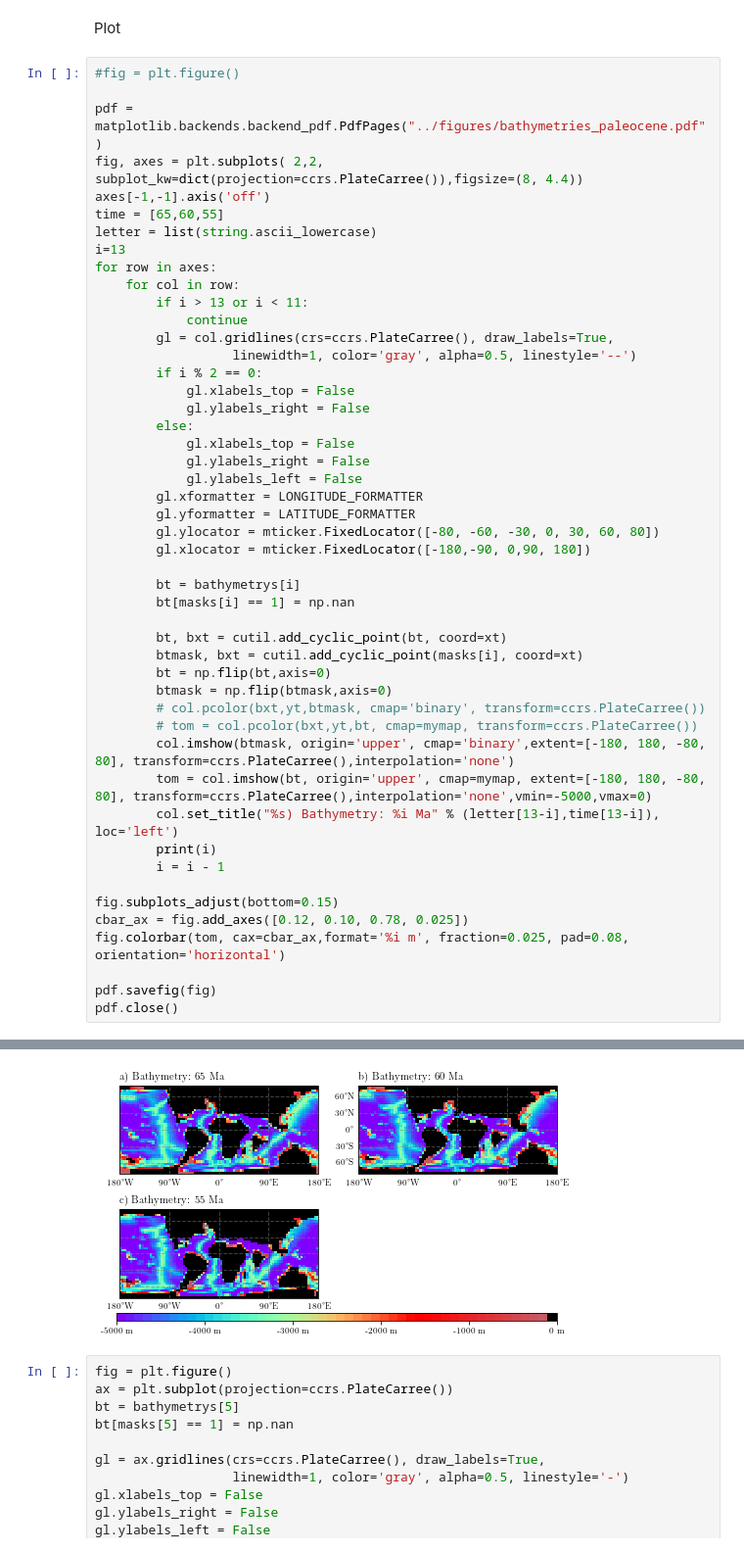
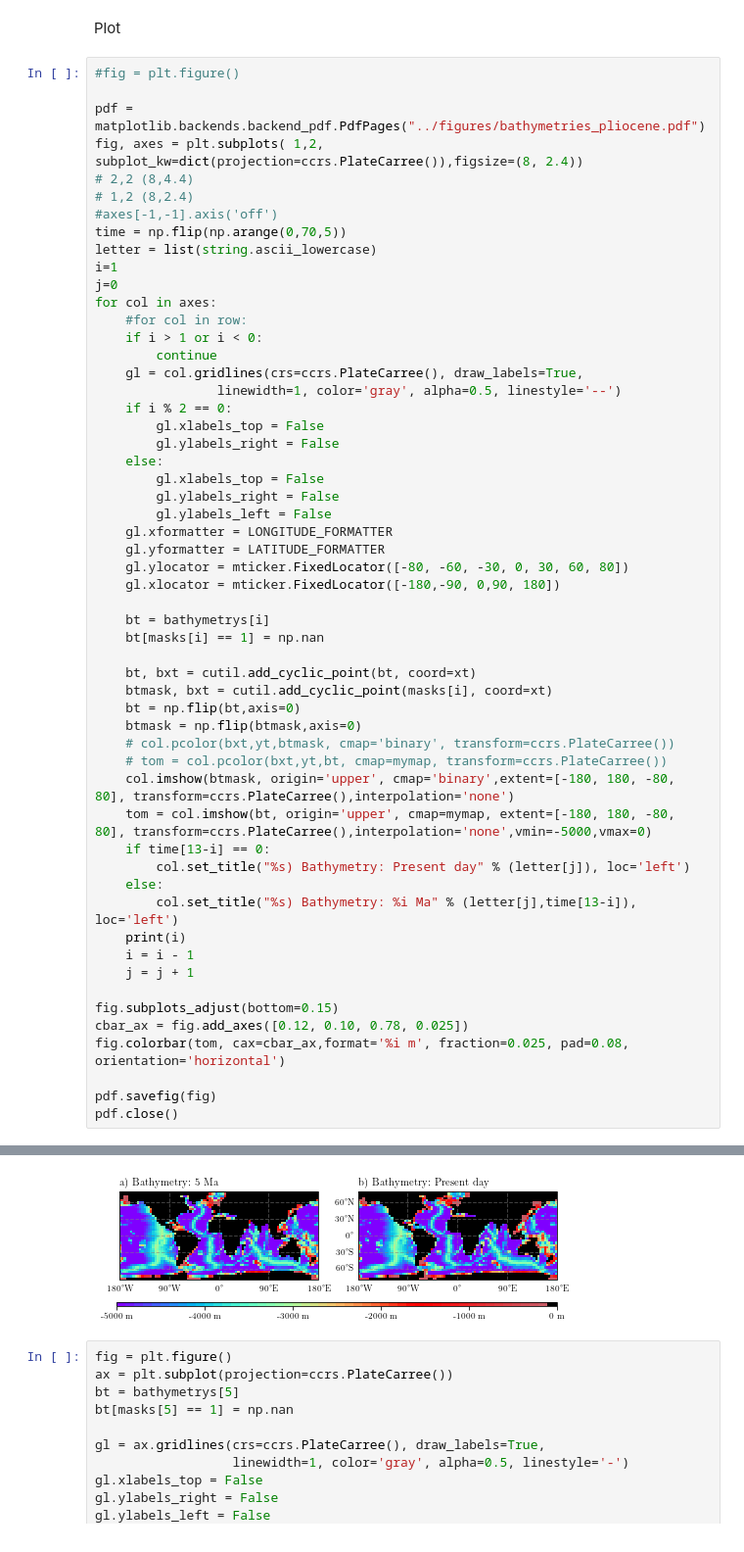
Before and after one commit to martedv/veros_bathymetry_eocene_pliocene, a Jupyter notebook: plotting/notebooks/bathymetries.ipynb, the cells around one changed output, grey strips where cells are left out. Shown at 98% size. Drawn from its saved outputs; the diff is of its cells as text.

```diff
--- a/plotting/notebooks/bathymetries.ipynb
+++ b/plotting/notebooks/bathymetries.ipynb
@@ -52,44 +52,51 @@ Plot
 # %%
 #fig = plt.figure()
 
-pdf = matplotlib.backends.backend_pdf.PdfPages("../figures/bathymetries_paleocene.pdf")
-fig, axes = plt.subplots( 2,2, subplot_kw=dict(projection=ccrs.PlateCarree()),figsize=(8, 4.4))
-axes[-1,-1].axis('off')
-time = [65,60,55]
+pdf = matplotlib.backends.backend_pdf.PdfPages("../figures/bathymetries_pliocene.pdf")
+fig, axes = plt.subplots( 1,2, subplot_kw=dict(projection=ccrs.PlateCarree()),figsize=(8, 2.4))
+# 2,2 (8,4.4)
+# 1,2 (8,2.4)
+#axes[-1,-1].axis('off')
+time = np.flip(np.arange(0,70,5))
 letter = list(string.ascii_lowercase)
-i=13
-for row in axes:
-    for col in row:
-        if i > 13 or i < 11:
-            continue
-        gl = col.gridlines(crs=ccrs.PlateCarree(), draw_labels=True,
-                  linewidth=1, color='gray', alpha=0.5, linestyle='--')
-        if i % 2 == 0:
-            gl.xlabels_top = False
-            gl.ylabels_right = False
-        else:
-            gl.xlabels_top = False
-            gl.ylabels_right = False
-            gl.ylabels_left = False
-        gl.xformatter = LONGITUDE_FORMATTER
-        gl.yformatter = LATITUDE_FORMATTER
-        gl.ylocator = mticker.FixedLocator([-80, -60, -30, 0, 30, 60, 80])
-        gl.xlocator = mticker.FixedLocator([-180,-90, 0,90, 180])
+i=1
+j=0
+for col in axes:
+    #for col in row:
+    if i > 1 or i < 0:
+        continue
+    gl = col.gridlines(crs=ccrs.PlateCarree(), draw_labels=True,
+                linewidth=1, color='gray', alpha=0.5, linestyle='--')
+    if i % 2 == 0:
+        gl.xlabels_top = False
+        gl.ylabels_right = False
+    else:
+        gl.xlabels_top = False
+        gl.ylabels_right = False
+        gl.ylabels_left = False
+    gl.xformatter = LONGITUDE_FORMATTER
+    gl.yformatter = LATITUDE_FORMATTER
+    gl.ylocator = mticker.FixedLocator([-80, -60, -30, 0, 30, 60, 80])
+    gl.xlocator = mticker.FixedLocator([-180,-90, 0,90, 180])
 
-        bt = bathymetrys[i]
-        bt[masks[i] == 1] = np.nan
+    bt = bathymetrys[i]
+    bt[masks[i] == 1] = np.nan
 
-        bt, bxt = cutil.add_cyclic_point(bt, coord=xt)
-        btmask, bxt = cutil.add_cyclic_point(masks[i], coord=xt)
-        bt = np.flip(bt,axis=0)
-        btmask = np.flip(btmask,axis=0)
-        # col.pcolor(bxt,yt,btmask, cmap='binary', transform=ccrs.PlateCarree())
-        # tom = col.pcolor(bxt,yt,bt, cmap=mymap, transform=ccrs.PlateCarree())
-        col.imshow(btmask, origin='upper', cmap='binary',extent=[-180, 180, -80, 80], transform=ccrs.PlateCarree(),interpolation='none')
-        tom = col.imshow(bt, origin='upper', cmap=mymap, extent=[-180, 180, -80, 80], transform=ccrs.PlateCarree(),interpolation='none',vmin=-5000,vmax=0)
-        col.set_title("%s) Bathymetry: %i Ma" % (letter[13-i],time[13-i]), loc='left')
-        print(i)
-        i = i - 1
+    bt, bxt = cutil.add_cyclic_point(bt, coord=xt)
+    btmask, bxt = cutil.add_cyclic_point(masks[i], coord=xt)
+    bt = np.flip(bt,axis=0)
+    btmask = np.flip(btmask,axis=0)
+    # col.pcolor(bxt,yt,btmask, cmap='binary', transform=ccrs.PlateCarree())
+    # tom = col.pcolor(bxt,yt,bt, cmap=mymap, transform=ccrs.PlateCarree())
+    col.imshow(btmask, origin='upper', cmap='binary',extent=[-180, 180, -80, 80], transform=ccrs.PlateCarree(),interpolation='none')
+    tom = col.imshow(bt, origin='upper', cmap=mymap, extent=[-180, 180, -80, 80], transform=ccrs.PlateCarree(),interpolation='none',vmin=-5000,vmax=0)
+    if time[13-i] == 0:
+        col.set_title("%s) Bathymetry: Present day" % (letter[j]), loc='left')
+    else:
+        col.set_title("%s) Bathymetry: %i Ma" % (letter[j],time[13-i]), loc='left')
+    print(i)
+    i = i - 1
+    j = j + 1
 
 fig.subplots_adjust(bottom=0.15)
 cbar_ax = fig.add_axes([0.12, 0.10, 0.78, 0.025])
@@ -104,4 +110,4 @@ pdf.close()
-[figure, old version]
+[figure, new version]
 # %%
 fig = plt.figure()
 ax = plt.subplot(projection=ccrs.PlateCarree())
```
Also changed, not shown: parts of 1 cell of this notebook, 26 other files.
